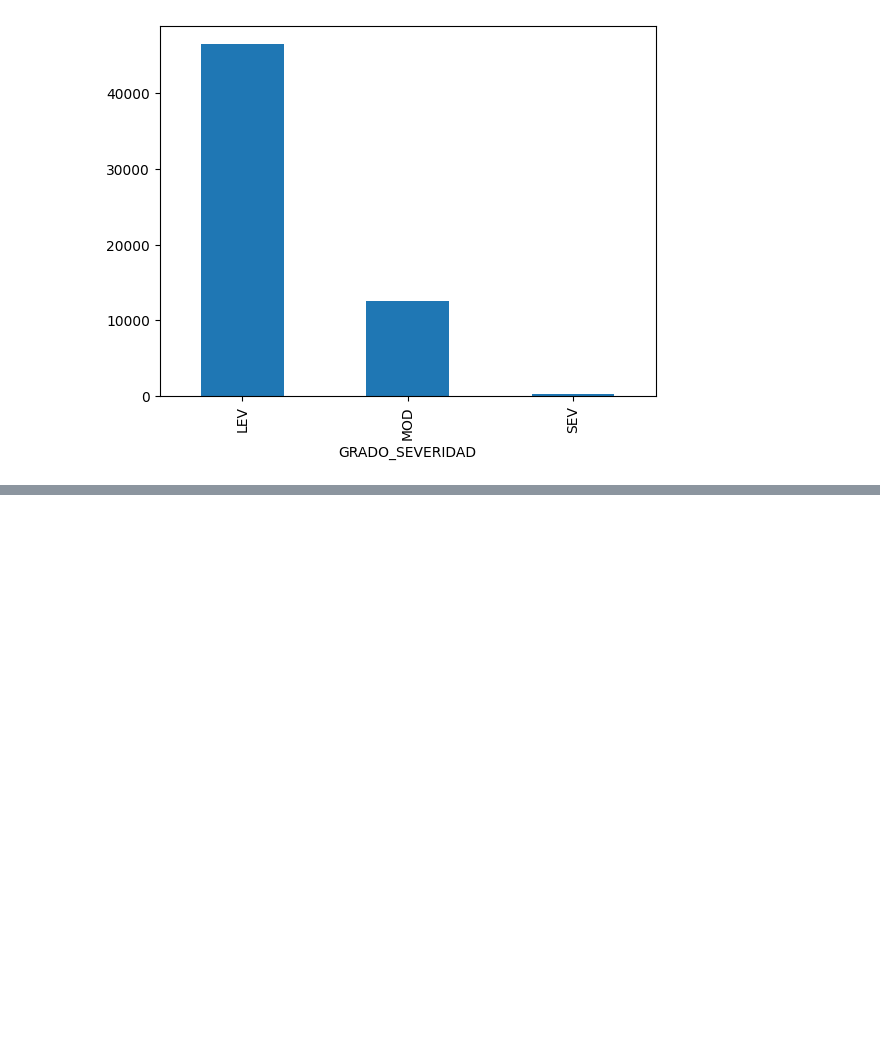
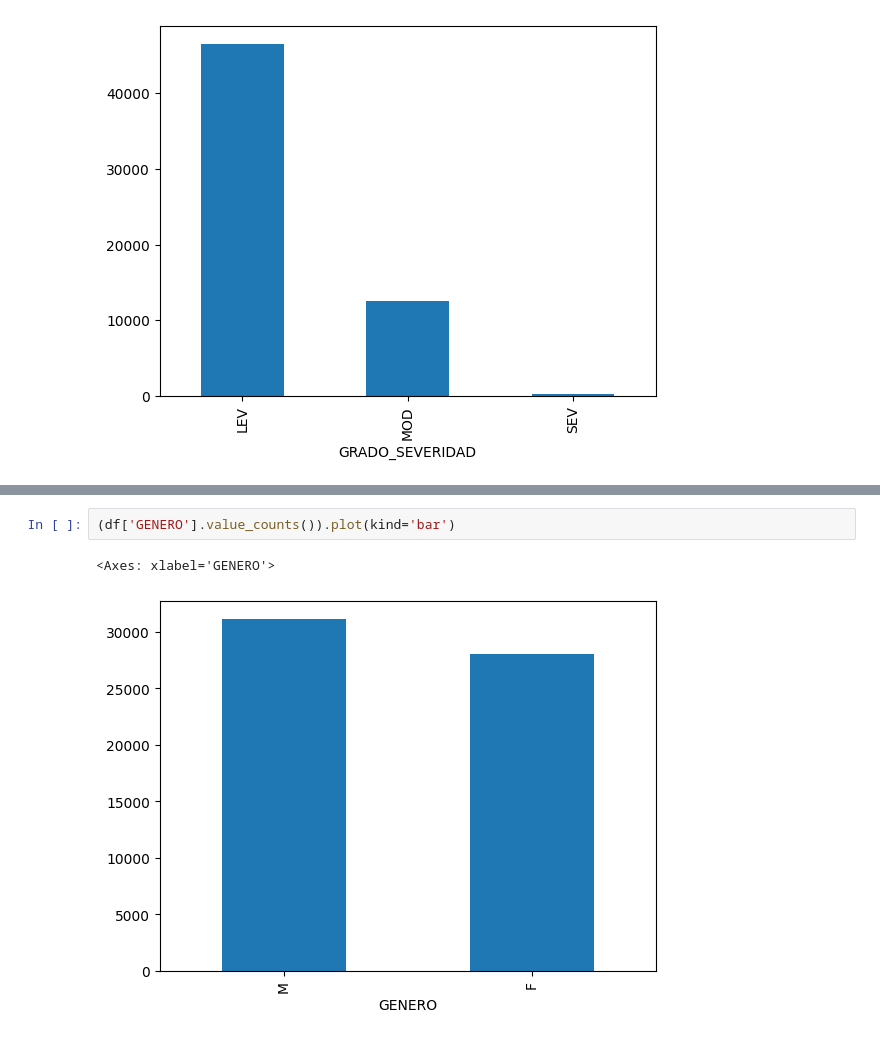
Before and after one commit to PanAcevichado/PC2-CD, a Jupyter notebook: deforestacion.ipynb, the cells around one changed output, grey strips where cells are left out. Drawn from its saved outputs; the diff is of its cells as text; blank space fills up the shorter version.

```diff
--- a/deforestacion.ipynb
+++ b/deforestacion.ipynb
@@ -88,0 +180,5 @@ df.describe()
+# %%
+(df['GENERO'].value_counts()).plot(kind='bar')
+# %% [output]
+<Axes: xlabel='GENERO'>
+[figure, added]
```
Also changed, not shown: parts of 10 cells of this notebook, 1 other file.
